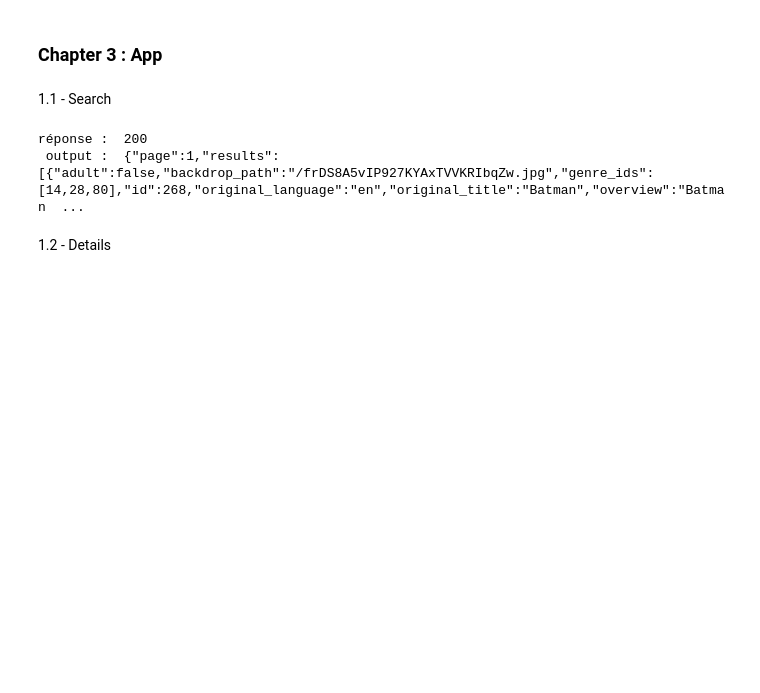
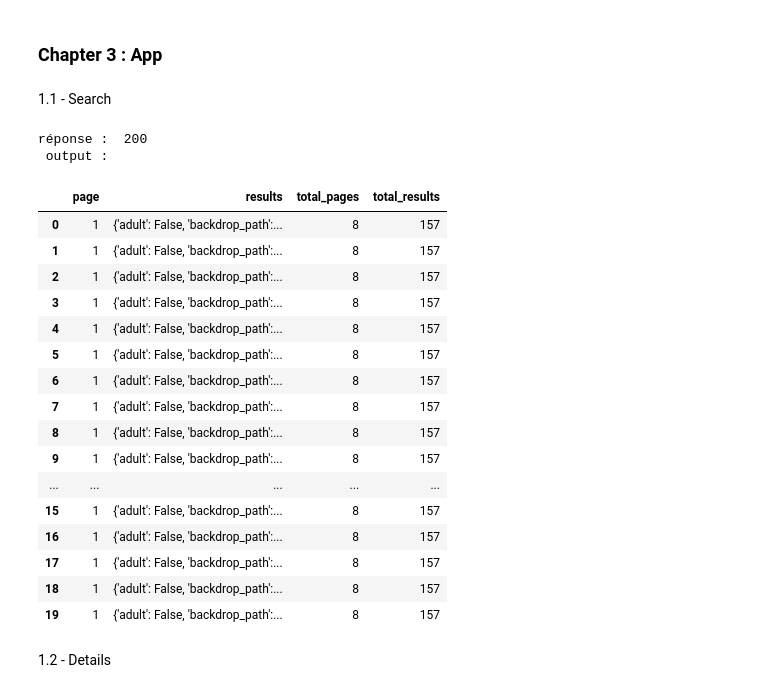
Before and after one commit to alirani/Synopsis_classifier_generator, a Jupyter notebook: notebook.ipynb, the cells around one changed output. Saved outputs shown, nothing was run; the diff lists cells and outputs as text; code cells hidden in the pictures; blank space fills up the shorter version.

```diff
--- a/notebook.ipynb
+++ b/notebook.ipynb
@@ -648,12 +648,30 @@ The config attributes {'skip_prk_steps': True} were passed to LCMScheduler, but
 # %%
 search_query = f"Batman"
 endpoint_path = f"/search/movie"
 endpoint = f"{API_BASE_URL}{endpoint_path}?api_key={API_KEY}&query={search_query}"
 r = requests.get(endpoint)
-print("réponse : ", r.status_code, "\n output : ", r.text)
+print("réponse : ", r.status_code, "\n output : ")
+pd.DataFrame(json.loads(r.text))
 # %% [output]
 réponse :  200
- output :  {"page":1,"results":[{"adult":false,"backdrop_path":"/frDS8A5vIP927KYAxTVVKRIbqZw.jpg","genre_ids":[14,28,80],"id":268,"original_language":"en","original_title":"Batman","overview":"Batman  ...
+ output :
+|  | page | results | total_pages | total_results |
+| 0 | 1 | {'adult': False, 'backdrop_path':... | 8 | 157 |
+| 1 | 1 | {'adult': False, 'backdrop_path':... | 8 | 157 |
+| 2 | 1 | {'adult': False, 'backdrop_path':... | 8 | 157 |
+| 3 | 1 | {'adult': False, 'backdrop_path':... | 8 | 157 |
+| 4 | 1 | {'adult': False, 'backdrop_path':... | 8 | 157 |
+| 5 | 1 | {'adult': False, 'backdrop_path':... | 8 | 157 |
+| 6 | 1 | {'adult': False, 'backdrop_path':... | 8 | 157 |
+| 7 | 1 | {'adult': False, 'backdrop_path':... | 8 | 157 |
+| 8 | 1 | {'adult': False, 'backdrop_path':... | 8 | 157 |
+| 9 | 1 | {'adult': False, 'backdrop_path':... | 8 | 157 |
+| ... | ... | ... | ... | ... |
+| 15 | 1 | {'adult': False, 'backdrop_path':... | 8 | 157 |
+| 16 | 1 | {'adult': False, 'backdrop_path':... | 8 | 157 |
+| 17 | 1 | {'adult': False, 'backdrop_path':... | 8 | 157 |
+| 18 | 1 | {'adult': False, 'backdrop_path':... | 8 | 157 |
+| 19 | 1 | {'adult': False, 'backdrop_path':... | 8 | 157 |
 # %% [markdown]
 1.2 - Details
 # %%
```
Also changed, not shown: parts of 3 cells of this notebook.
